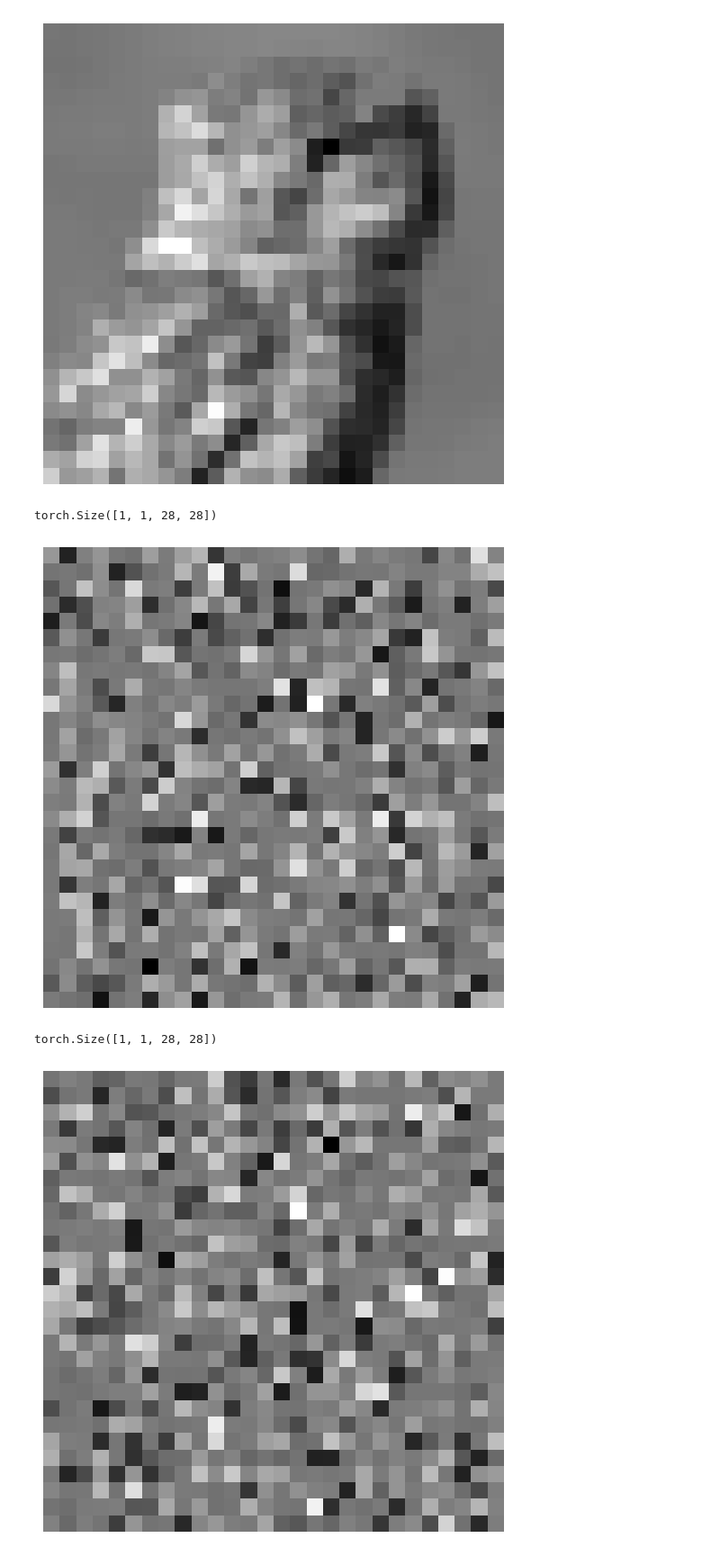
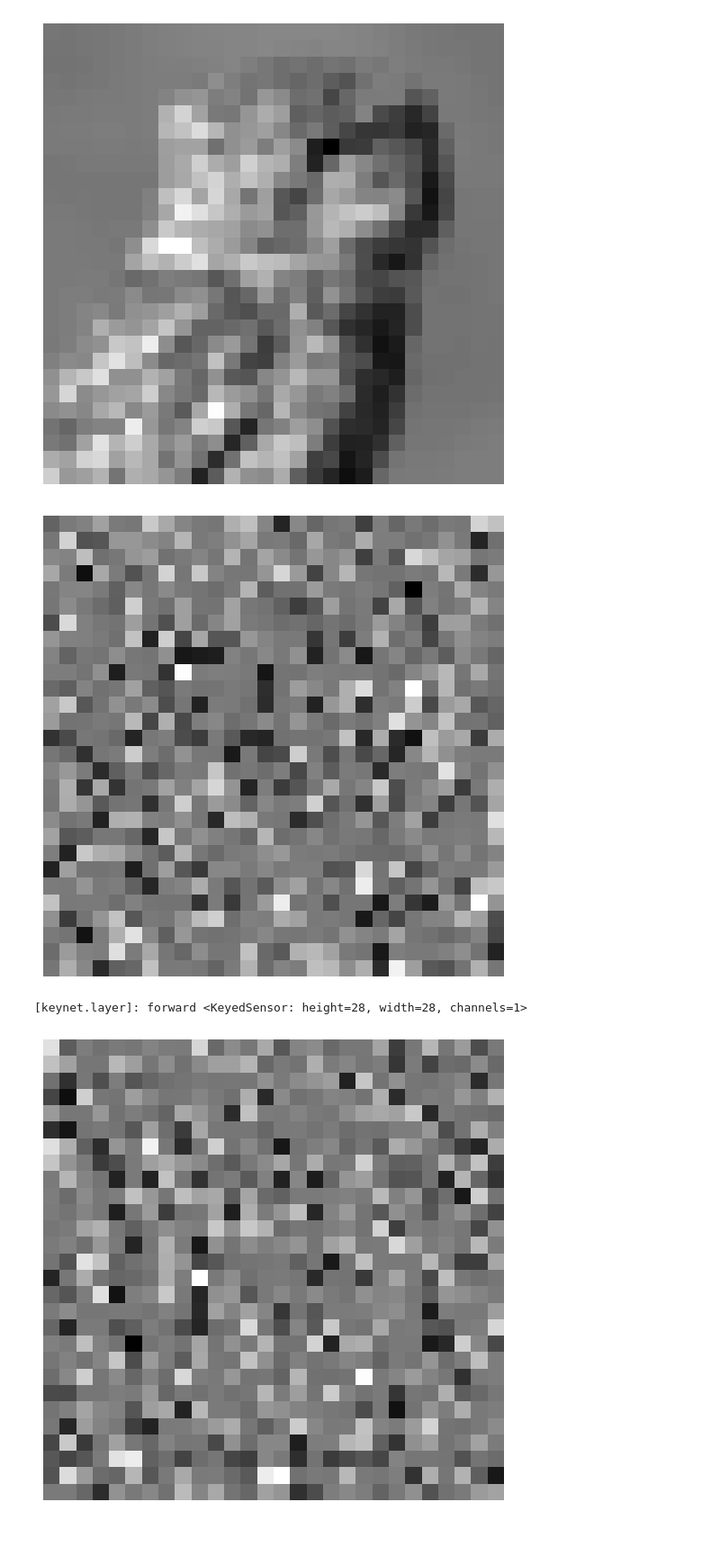
Before and after one commit to visym/keynet, a Jupyter notebook: demo/lenet.ipynb, the cells around one changed output. Shown at 90% size. Saved outputs shown, nothing was run; the diff lists cells and outputs as text; code cells hidden in the pictures.

```diff
--- a/demo/lenet.ipynb
+++ b/demo/lenet.ipynb
@@ -60,10 +81,9 @@ im_plain = sensor.decrypt().image().resize(512, 512, interp='nearest').show()
 [figure]
 # %%
 # These are the keyed images, input to the keynet, which is unrecognizable to a human
-im_cipher = sensor.encrypt().image().resize(512, 512, interp='nearest').show()
-im_cipher = another_sensor.load('owl.jpg').encrypt().image().resize(512, 512, interp='nearest').show()
+im_cipher = sensor.encrypt().toimage().resize(512, 512, interp='nearest').show()
+im_cipher = another_sensor.load('owl.jpg').encrypt().toimage().resize(512, 512, interp='nearest').show()
 # %% [output]
+[figure, new version]
-torch.Size([1, 1, 28, 28])
+[keynet.layer]: forward <KeyedSensor: height=28, width=28, channels=1>
-[figure, old version]
-torch.Size([1, 1, 28, 28])
-[figure, old version]
+[figure, new version]
```
Also changed, not shown: parts of 4 cells of this notebook, 1 other file.
